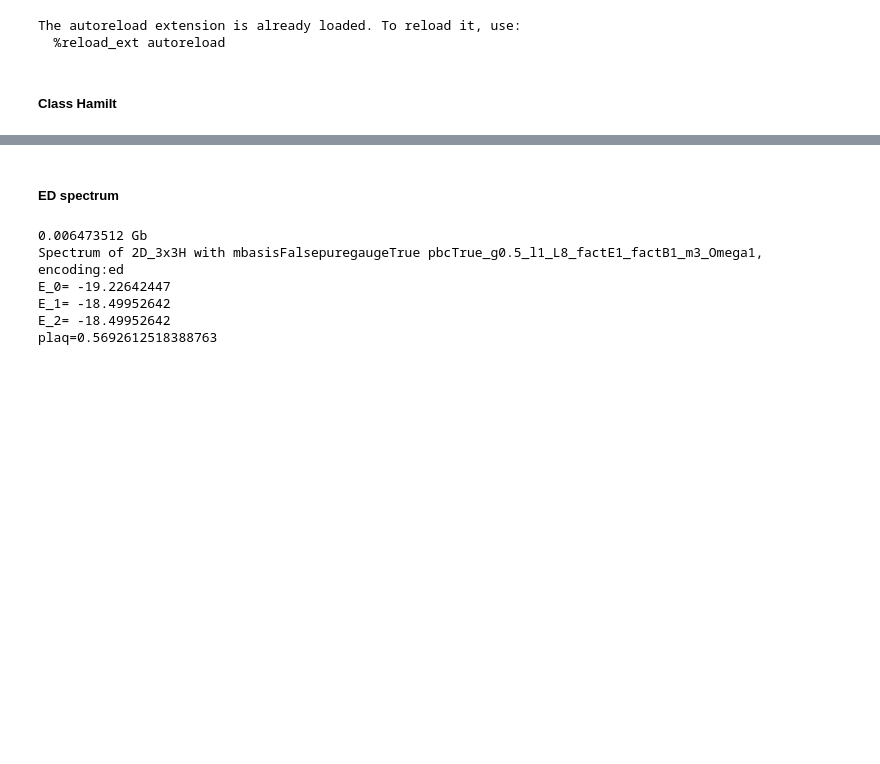
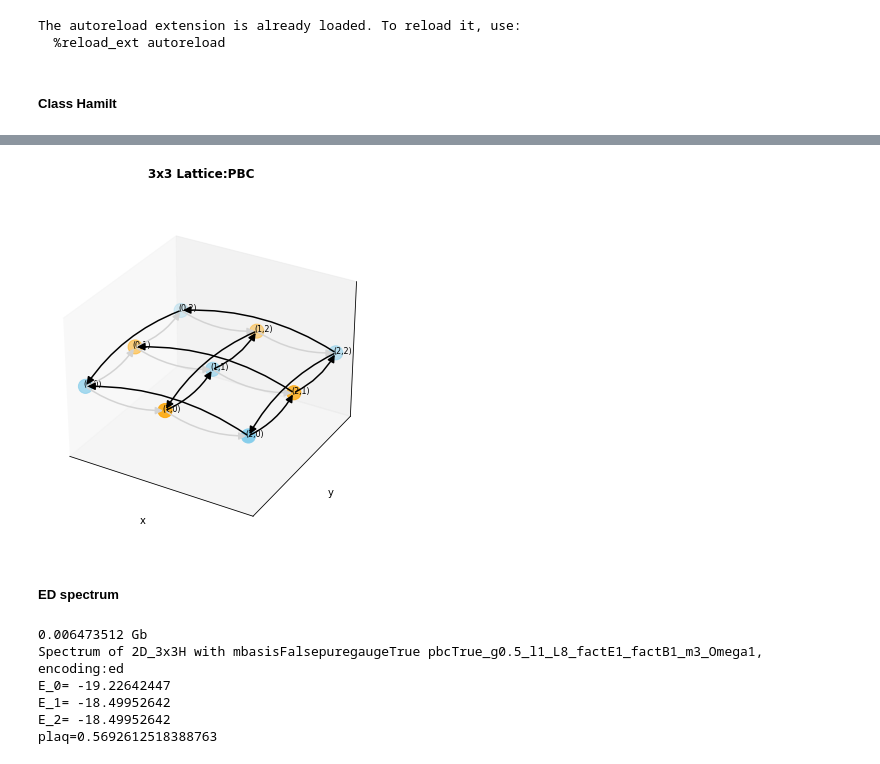
Before and after one commit to ariannacrippa/QC_lattice_H, a Jupyter notebook: notebooks/class_H_QED_test_sym_oprt.ipynb, the cells around one changed output, grey strips where cells are left out. Saved outputs shown, nothing was run; the diff lists cells and outputs as text; code cells hidden in the pictures; blank space fills up the shorter version.

```diff
--- a/notebooks/class_H_QED_test_sym_oprt.ipynb
+++ b/notebooks/class_H_QED_test_sym_oprt.ipynb
@@ -39,14 +39,14 @@ l=1
 L=8
 rotors = False
 lambd = 1000
-encoding = 'ed'#'gray' #
+encoding = 'gray' #'ed'#
 magnetic_basis=False
 pbc=True
 puregauge = True
 static_charges_values =None#{(0,0):1,(1,0):-1}#TODO: no conditions applied, like charge conservation, etc. For conditions see func_qstatic_dist
 display_hamiltonian=False
 e_op_out_plus=False #if E out of site n has plus sign
-sparse_pauli=True
+sparse_pauli=False
 #exact diagonalisation parameters:
 threshold = 1e-12
 num_eigs = 3
@@ -91,3 +114,8 @@ HamiltonianQED_oprt: Initializing...
+# %%
+#only dynamical fields after Gauss law applied
+latt.draw_graph_func(gauss_law_fig=True,e_op_free=class_H_oprt.e_op_free)#,savefig_dir='.')
+# %% [output]
+[figure, added]
 # %%
 def sparse_mem2(sparsem):
     """Return the memory in GiB of a sparse matrix"""
```
Also changed, not shown: parts of 5 cells of this notebook, 1 other file.
